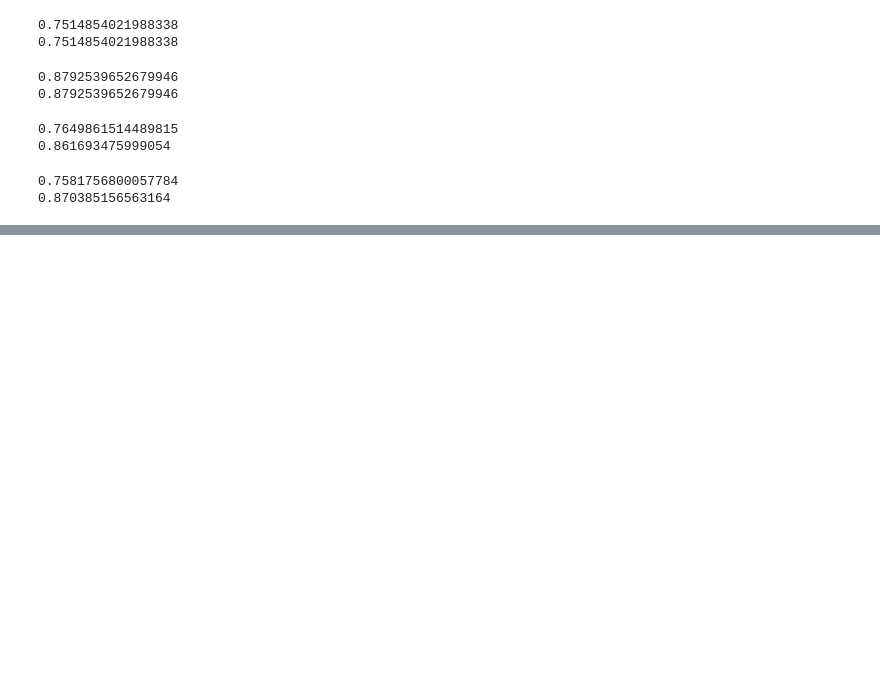
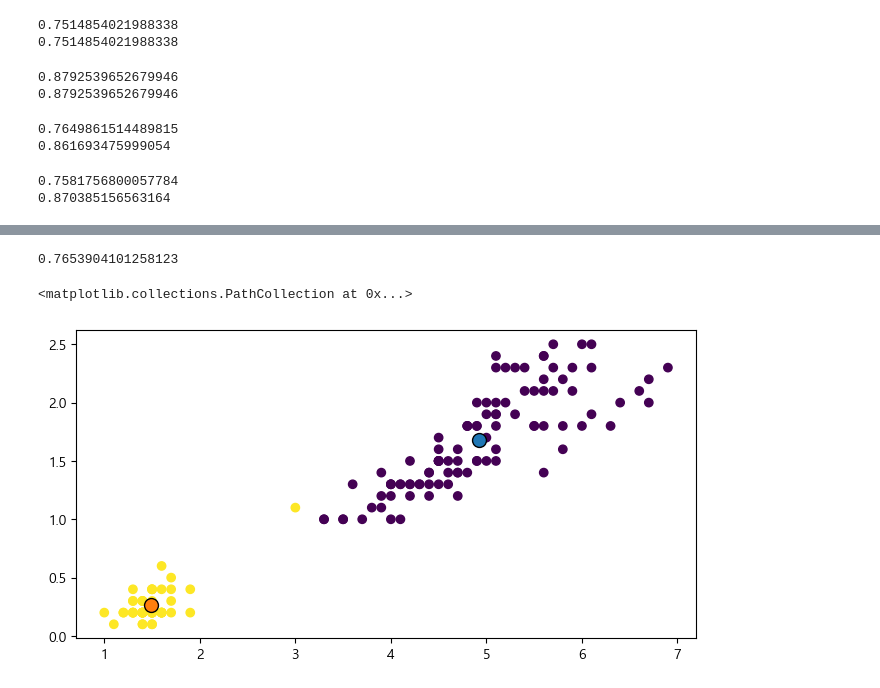
Before and after one commit to jack8704/ai, a Jupyter notebook: source/08_MachineLearning/2장_군집분석.ipynb, the cells around one changed output, grey strips where cells are left out. Cells and saved outputs as stored; diff of their text form; code cells hidden in the pictures; blank space fills up the shorter version.

```diff
--- a/source/08_MachineLearning/2장_군집분석.ipynb
+++ b/source/08_MachineLearning/2장_군집분석.ipynb
@@ -746,0 +815,4 @@ print(v_measure_score(iris_y2, pred2)) # 클러스터 2개
+# %%
+from seaborn import load_dataset
+iris=load_dataset('iris')
+iris.sample()
@@ -746,0 +822,3 @@ print(v_measure_score(iris_y2, pred2)) # 클러스터 2개
+# %%
+data= iris.iloc[:,2:4]
+data
@@ -746,0 +843,14 @@ print(v_measure_score(iris_y2, pred2)) # 클러스터 2개
+# %%
+model = KMeans(n_clusters=2, n_init=10)
+model.fit(data)
+cluster_labels=model.labels_
+c0, c1=model.cluster_centers_
+score2=silhouette_score(data, cluster_labels)
+print(score2)
+plt.scatter(x=data.iloc[:,0],y=data.iloc[:,1], c=cluster_labels)
+plt.scatter(c0[0],c0[1], s=100, edgecolors='k')
+plt.scatter(c1[0],c1[1], s=100, edgecolors='k')
+# %% [output]
+0.7653904101258123
+<matplotlib.collections.PathCollection at 0x...>
+[figure, added]
```
Also changed, not shown: parts of 11 cells of this notebook, 2 other files.
